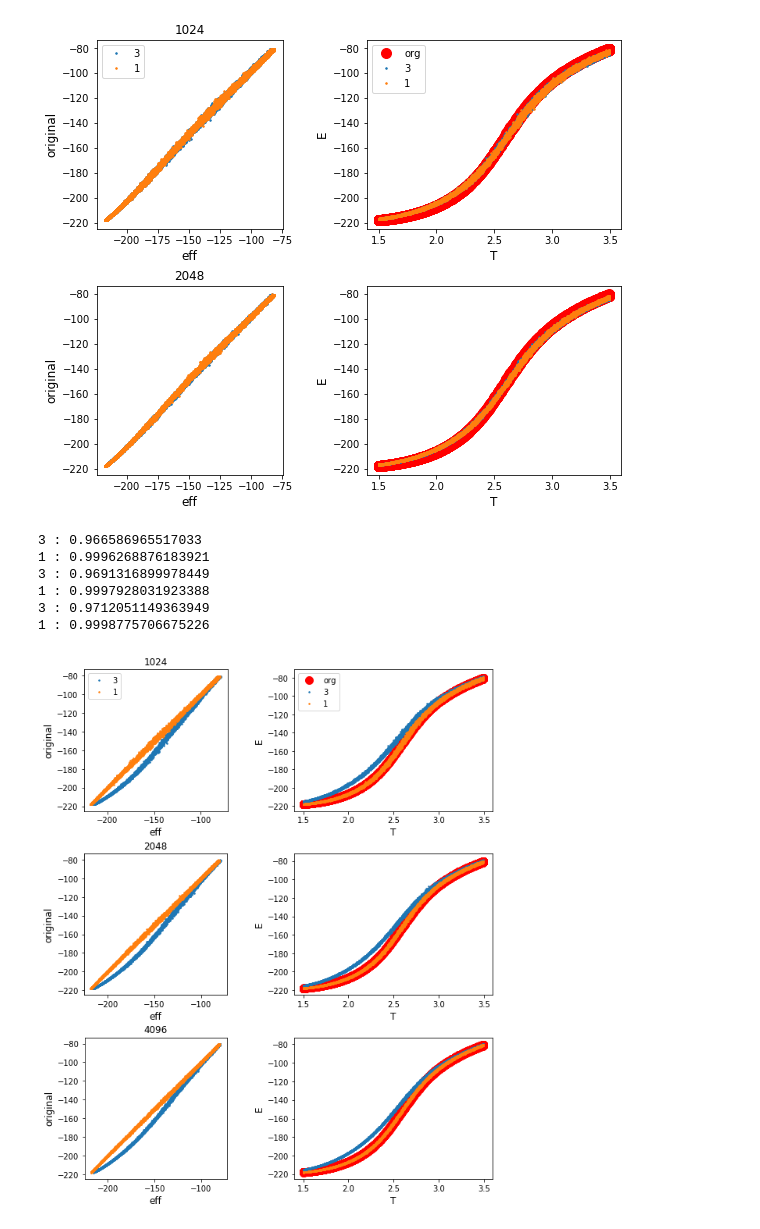
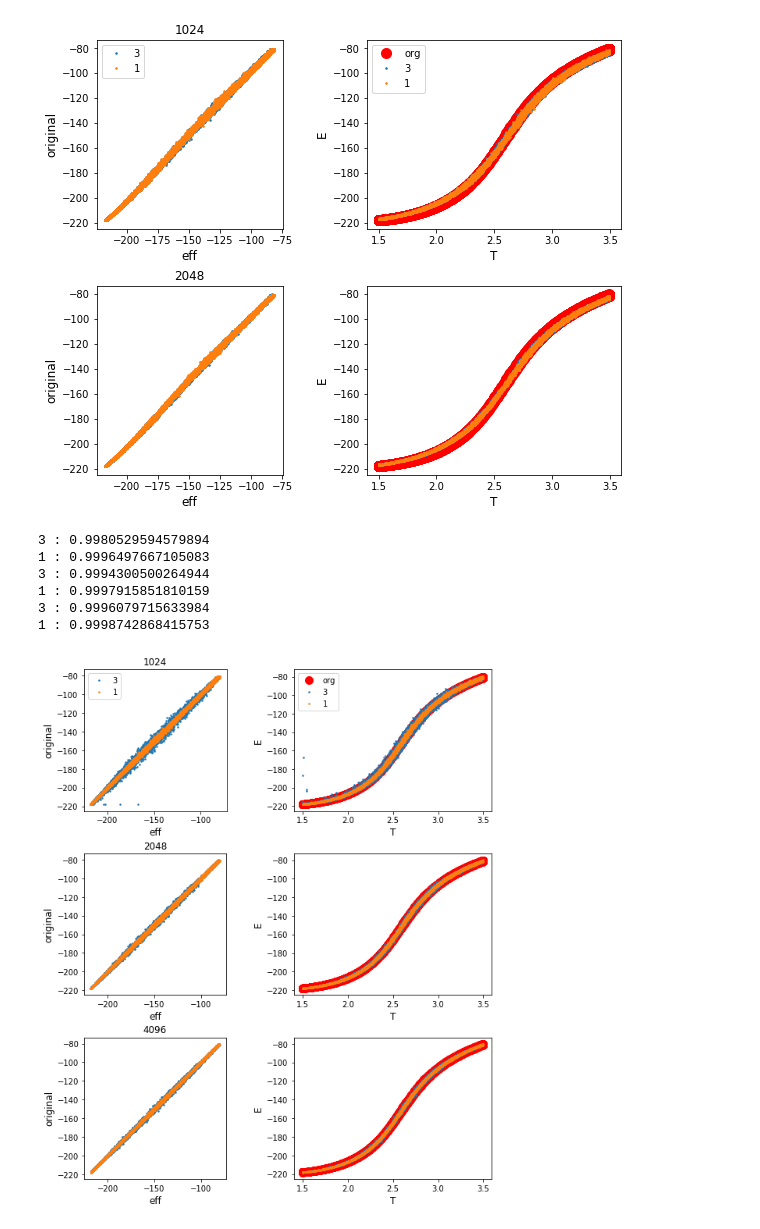
Before and after one commit to aadeliee22/MCMCIsing_SLMC, a Jupyter notebook: python/5th+6th/plaquette&fit.ipynb, the cells around one changed output. Cells and saved outputs as stored; diff of their text form; code cells hidden in the pictures.

```diff
--- a/python/5th+6th/plaquette&fit.ipynb
+++ b/python/5th+6th/plaquette&fit.ipynb
@@ -102,39 +102,39 @@ fig, ax = plt.subplots(3, 2, figsize=(10, 12))
 fit = []
 labels = ['3', '1']
 titles = ['1024', '2048', '4096']
-target = 'srch' # met, eff, srch
+target = 'eff' # met, eff, srch
 fit_path = '../txtfiles-6/plot_ene/' + target
 fit.append(pd.read_csv(fit_path + '_3_1024.txt', sep = ' ', header = 1))
 fit.append(pd.read_csv(fit_path + '_1_1024.txt', sep = ' ', header = 1))
 fit.append(pd.read_csv(fit_path + '_3_2048.txt', sep = ' ', header = 1))
 fit.append(pd.read_csv(fit_path + '_1_2048.txt', sep = ' ', header = 1))
 fit.append(pd.read_csv(fit_path + '_3_4096.txt', sep = ' ', header = 1))
 fit.append(pd.read_csv(fit_path + '_1_4096.txt', sep = ' ', header = 1))
 
 for i in range (int(len(fit)/2)): # 1024, 2048, 4096
     for j in range (len(labels)): # nnn nth = 1, 3
         R2 = 1 - np.sum((np.array(fit[2*i+j].e) - np.array(q.e))**2) / np.sum((fit[2*i+j].e - np.average(fit[2*i+j].e))**2)
         print(labels[j], ":", R2)
         ax[i, 0].plot(fit[2*i+j].e, q.e, '.', markersize = 3, label = labels[j])
     ax[i, 0].set_aspect('equal', adjustable='box')
     ax[i, 0].set_xlabel('eff', fontsize=12)
     ax[i, 0].set_ylabel('original', fontsize=12)
     ax[i, 0].set_title(titles[i])
 
     ax[i, 1].plot(q.temp, q.e, 'r.', markersize = 20, markerfacecolor = None, label='org')
     for j in range (2):
         ax[i, 1].plot(fit[2*i+j].temperature, fit[2*i+j].e, '.', markersize = 3, label=labels[j])
     ax[i, 1].set_xlabel('T', fontsize=12)
     ax[i, 1].set_ylabel('E', fontsize=12)
     plt.subplots_adjust(hspace=0.3)
 ax[0,0].legend()
 ax[0, 1].legend()
 plt.show()
 # %% [output]
-3 : 0.966586965517033
-1 : 0.9996268876183921
-3 : 0.9691316899978449
-1 : 0.9997928031923388
-3 : 0.9712051149363949
-1 : 0.9998775706675226
+3 : 0.9980529594579894
+1 : 0.9996497667105083
+3 : 0.9994300500264944
+1 : 0.9997915851810159
+3 : 0.9996079715633984
+1 : 0.9998742868415753
-[figure, old version]
+[figure, new version]
```
Also changed, not shown: 1 other file.
